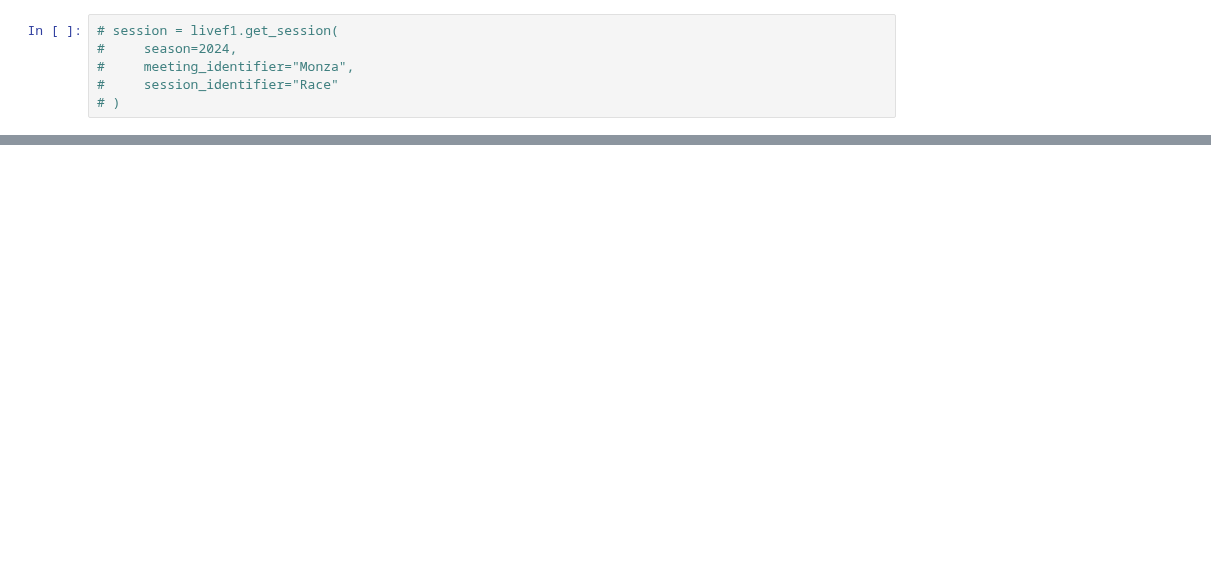
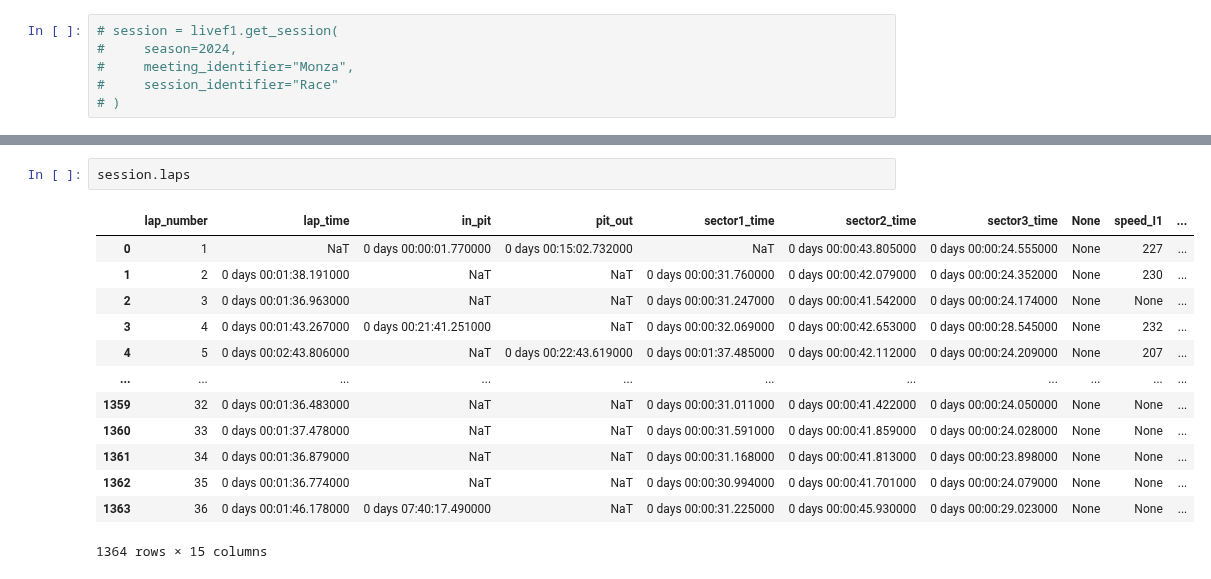
Before and after one commit to GoktugOcal/LiveF1, a Jupyter notebook: test.ipynb, the cells around one changed output, grey strips where cells are left out. Cells and saved outputs as stored; diff of their text form; blank space fills up the shorter version.

```diff
--- a/test.ipynb
+++ b/test.ipynb
@@ -44,3 +36,19 @@ session.generate()
 >> 0 {'lap_number': 66, 'lap_time': Timedelta('0 days 00:01:38.586000'), 'in_pit': None, 'pit_out': None, 'sector1_time': Timedelta('0 days 00:00:31.177000'), 'sector2_time': Timedelta('0 days 00:00:4 ...
 KeyError: 'lap_start_date'
+# %%
+session.laps
+# %% [output]
+|  | lap_number | lap_time | in_pit | pit_out | sector1_time | sector2_time | sector3_time | None | speed_I1 | ... |
+| 0 | 1 | NaT | 0 days 00:00:01.770000 | 0 days 00:15:02.732000 | NaT | 0 days 00:00:43.805000 | 0 days 00:00:24.555000 | None | 227 | ... |
+| 1 | 2 | 0 days 00:01:38.191000 | NaT | NaT | 0 days 00:00:31.760000 | 0 days 00:00:42.079000 | 0 days 00:00:24.352000 | None | 230 | ... |
+| 2 | 3 | 0 days 00:01:36.963000 | NaT | NaT | 0 days 00:00:31.247000 | 0 days 00:00:41.542000 | 0 days 00:00:24.174000 | None | None | ... |
+| 3 | 4 | 0 days 00:01:43.267000 | 0 days 00:21:41.251000 | NaT | 0 days 00:00:32.069000 | 0 days 00:00:42.653000 | 0 days 00:00:28.545000 | None | 232 | ... |
+| 4 | 5 | 0 days 00:02:43.806000 | NaT | 0 days 00:22:43.619000 | 0 days 00:01:37.485000 | 0 days 00:00:42.112000 | 0 days 00:00:24.209000 | None | 207 | ... |
+| ... | ... | ... | ... | ... | ... | ... | ... | ... | ... | ... |
+| 1359 | 32 | 0 days 00:01:36.483000 | NaT | NaT | 0 days 00:00:31.011000 | 0 days 00:00:41.422000 | 0 days 00:00:24.050000 | None | None | ... |
+| 1360 | 33 | 0 days 00:01:37.478000 | NaT | NaT | 0 days 00:00:31.591000 | 0 days 00:00:41.859000 | 0 days 00:00:24.028000 | None | None | ... |
+| 1361 | 34 | 0 days 00:01:36.879000 | NaT | NaT | 0 days 00:00:31.168000 | 0 days 00:00:41.813000 | 0 days 00:00:23.898000 | None | None | ... |
+| 1362 | 35 | 0 days 00:01:36.774000 | NaT | NaT | 0 days 00:00:30.994000 | 0 days 00:00:41.701000 | 0 days 00:00:24.079000 | None | None | ... |
+| 1363 | 36 | 0 days 00:01:46.178000 | 0 days 07:40:17.490000 | NaT | 0 days 00:00:31.225000 | 0 days 00:00:45.930000 | 0 days 00:00:29.023000 | None | None | ... |
+1364 rows × 15 columns
 # %%
```
Also changed, not shown: parts of 10 cells of this notebook, 1 other file.
